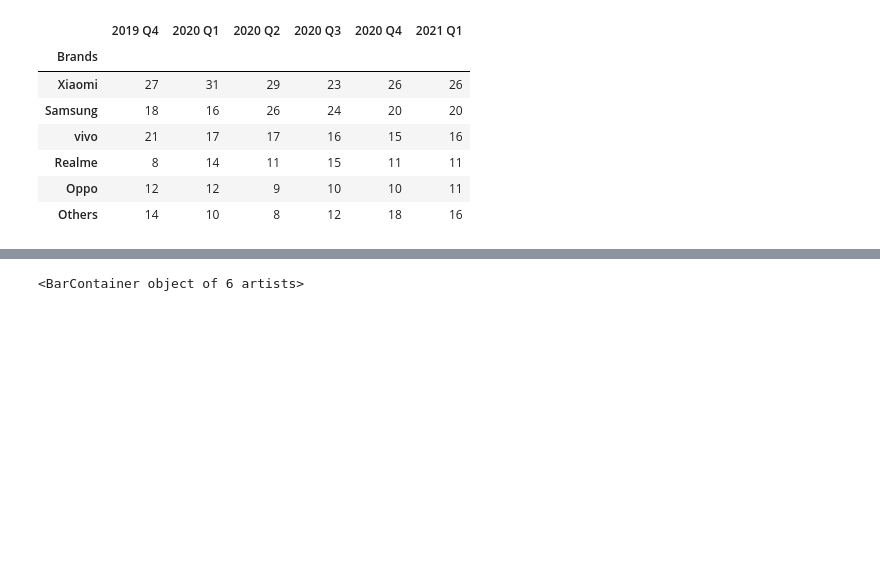
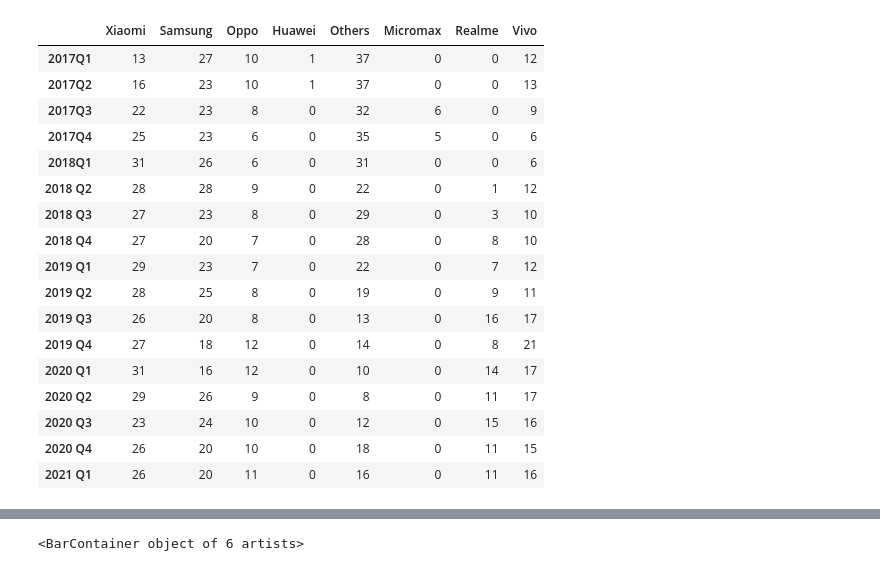
Before and after one commit to ArvindReddyC/time_lapse, a Jupyter notebook: smartphone_market_share/main.ipynb, the cells around one changed output, grey strips where cells are left out. Cells and saved outputs as stored; diff of their text form; code cells hidden in the pictures; blank space fills up the shorter version.

```diff
--- a/smartphone_market_share/main.ipynb
+++ b/smartphone_market_share/main.ipynb
@@ -15,18 +15,12 @@ pdVar = pd.read_html('http://www.counterpointresearch.com/india-smartphone-share
 converted_df = []
 for each in pdVar:
     converted_df.append( each.applymap(w) )
-# %%
-#================================== converting to int, Snapshot of data ====================================
-ints = lambda y: ( int(y) )
-
-converted_df[0] = converted_df[0].applymap(ints)
-converted_df[0]
-# %% [output]
-|  | 2019 Q4 | 2020 Q1 | 2020 Q2 | 2020 Q3 | 2020 Q4 | 2021 Q1 |
-| Brands |  |  |  |  |  |  |
-| Xiaomi | 27 | 31 | 29 | 23 | 26 | 26 |
-| Samsung | 18 | 16 | 26 | 24 | 20 | 20 |
-| vivo | 21 | 17 | 17 | 16 | 15 | 16 |
-| Realme | 8 | 14 | 11 | 15 | 11 | 11 |
-| Oppo | 12 | 12 | 9 | 10 | 10 | 11 |
-| Others | 14 | 10 | 8 | 12 | 18 | 16 |
+# %%
+#================================== Getting data from website from 2018 Q4====================================
+pdVar2 = pd.read_html('http://www.counterpointresearch.com/india-smartphone-share/',index_col=0,header=0)
+
+converted_df2 = []
+for each in pdVar2:
+    converted_df2.append( each.applymap(w) )
+
+#converted_df2[8].iloc[3,0] = 0
@@ -32,0 +36,39 @@ converted_df[0]
+# %%
+#================================== Concating the data ====================================
+
+maindf = pd.concat([converted_df[1].T.iloc[:1,:],converted_df[0].T])
+maindf.columns = ['Xiaomi',	'Samsung'	,'Vivo'	,'Realme',	'Oppo',	'Others']
+
+maindf = pd.concat([converted_df2[12].T.iloc[:1,:],converted_df2[11].T.iloc[:1,:],converted_df2[10].T.iloc[:1,:],converted_df2[9].T.iloc[:1,:],converted_df2[8].T.iloc[:1,:],converted_df2[7].T.iloc[:1,:],converted_df2[6].T.iloc[:1,:],converted_df2[5].T.iloc[:1,:], converted_df[4].T.iloc[:1,:], converted_df[3].T.iloc[:1,:], converted_df[2].T.iloc[:1,:] ,maindf ])
+
+#==================================  droping and copy  ====================================
+
+maindf.iloc[:5,8] = maindf.iloc[:5,2]
+maindf.drop( ['vivo'] , axis=1 , inplace= True )
+maindf.drop( ['2019Q1'] , axis=0 , inplace= True )
+
+#==================================  repalcing values  ====================================
+maindf = maindf.replace( np.nan , 0  )
+maindf.iloc[4,6] = 0
+# %%
+ints = lambda y: ( int(y) )
+maindf.applymap(ints)
+# %% [output]
+|  | Xiaomi | Samsung | Oppo | Huawei | Others | Micromax | Realme | Vivo |
+| 2017Q1 | 13 | 27 | 10 | 1 | 37 | 0 | 0 | 12 |
+| 2017Q2 | 16 | 23 | 10 | 1 | 37 | 0 | 0 | 13 |
+| 2017Q3 | 22 | 23 | 8 | 0 | 32 | 6 | 0 | 9 |
+| 2017Q4 | 25 | 23 | 6 | 0 | 35 | 5 | 0 | 6 |
+| 2018Q1 | 31 | 26 | 6 | 0 | 31 | 0 | 0 | 6 |
+| 2018 Q2 | 28 | 28 | 9 | 0 | 22 | 0 | 1 | 12 |
+| 2018 Q3 | 27 | 23 | 8 | 0 | 29 | 0 | 3 | 10 |
+| 2018 Q4 | 27 | 20 | 7 | 0 | 28 | 0 | 8 | 10 |
+| 2019 Q1 | 29 | 23 | 7 | 0 | 22 | 0 | 7 | 12 |
+| 2019 Q2 | 28 | 25 | 8 | 0 | 19 | 0 | 9 | 11 |
+| 2019 Q3 | 26 | 20 | 8 | 0 | 13 | 0 | 16 | 17 |
+| 2019 Q4 | 27 | 18 | 12 | 0 | 14 | 0 | 8 | 21 |
+| 2020 Q1 | 31 | 16 | 12 | 0 | 10 | 0 | 14 | 17 |
+| 2020 Q2 | 29 | 26 | 9 | 0 | 8 | 0 | 11 | 17 |
+| 2020 Q3 | 23 | 24 | 10 | 0 | 12 | 0 | 15 | 16 |
+| 2020 Q4 | 26 | 20 | 10 | 0 | 18 | 0 | 11 | 15 |
+| 2021 Q1 | 26 | 20 | 11 | 0 | 16 | 0 | 11 | 16 |
```
Also changed, not shown: parts of 3 cells of this notebook.
